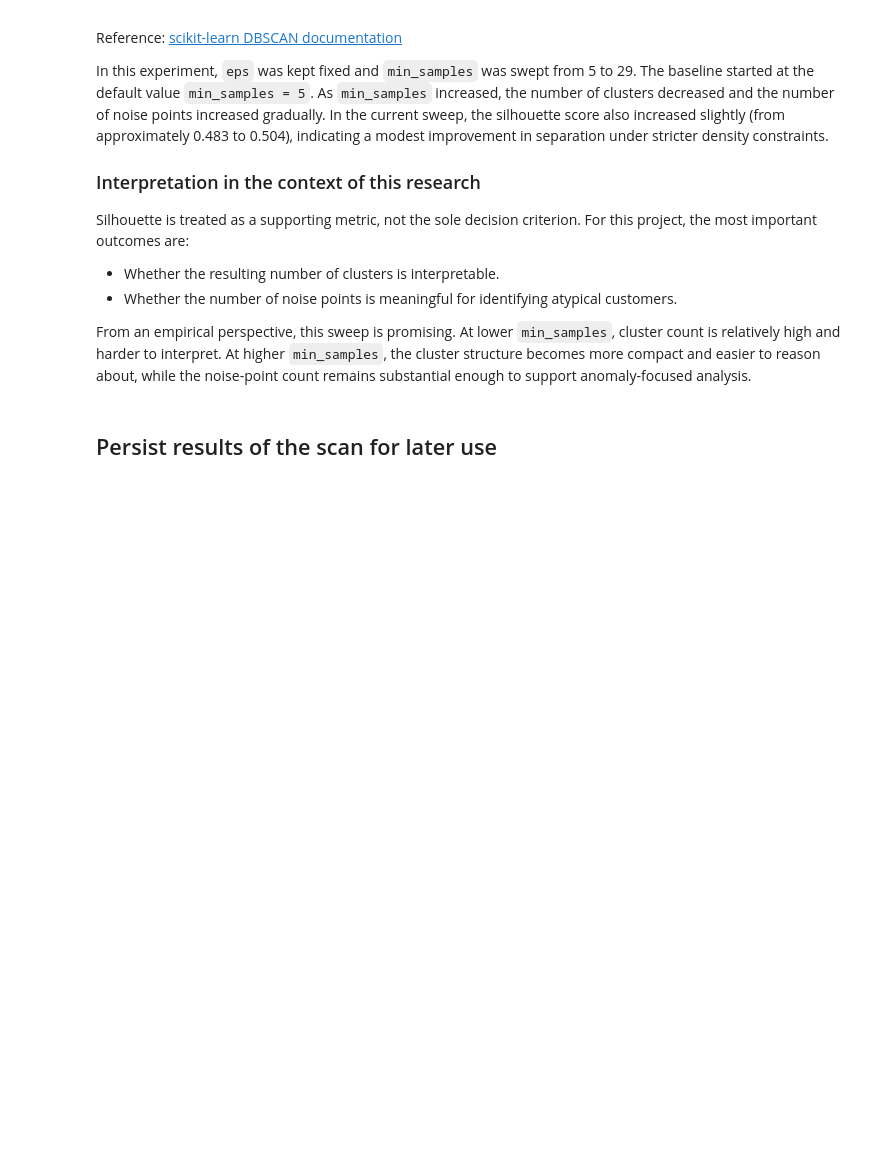
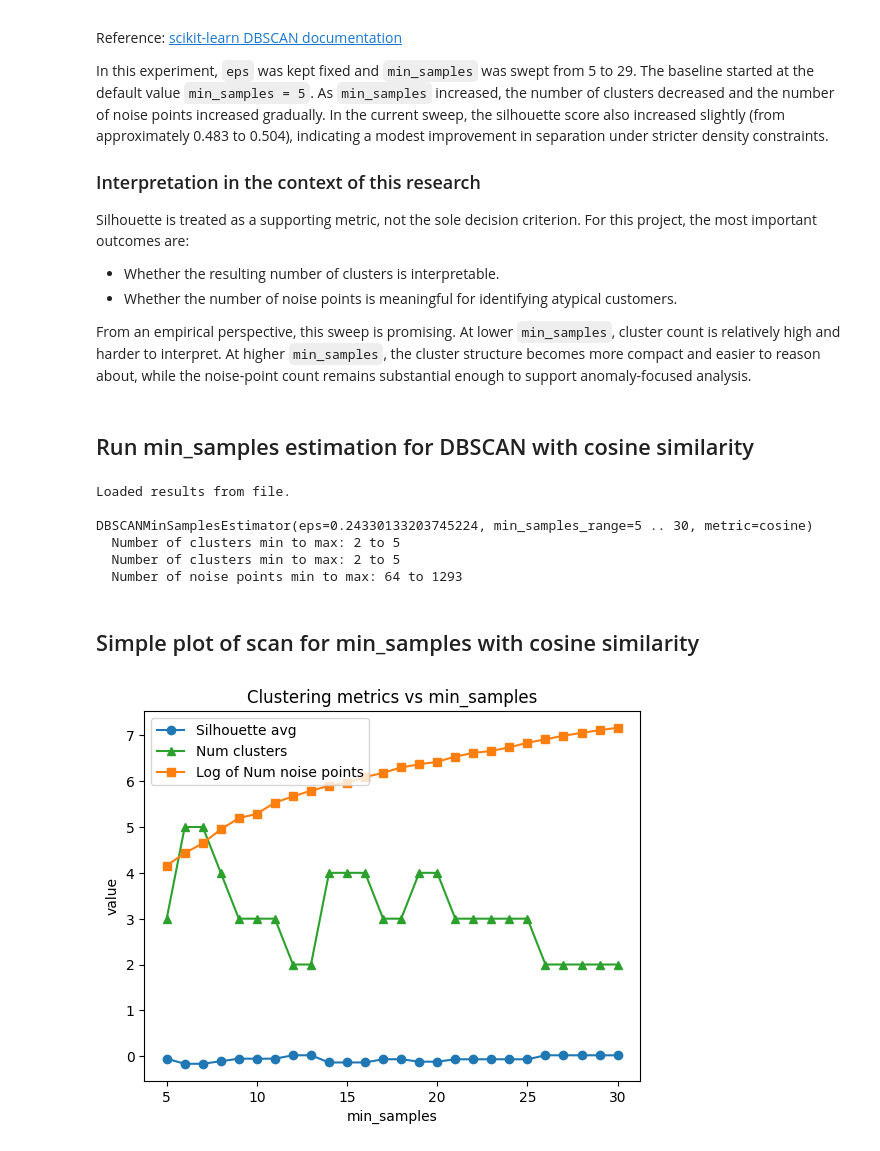
Before and after one commit to smnsht/unusual-customer-purchasing, a Jupyter notebook: notebooks/04_CustomerSegmentation.ipynb, the cells around one changed output. Saved outputs shown, nothing was run; the diff lists cells and outputs as text; code cells hidden in the pictures; blank space fills up the shorter version.

Commit message:
complete scan for min_samples for DBSCAN with cosine similarity

```diff
--- a/notebooks/04_CustomerSegmentation.ipynb
+++ b/notebooks/04_CustomerSegmentation.ipynb
@@ -434,5 +415,3 @@ Silhouette is treated as a supporting metric, not the sole decision criterion. F
 - Whether the number of noise points is meaningful for identifying atypical customers.
 
 From an empirical perspective, this sweep is promising. At lower `min_samples`, cluster count is relatively high and harder to interpret. At higher `min_samples`, the cluster structure becomes more compact and easier to reason about, while the noise-point count remains substantial enough to support anomaly-focused analysis.
-# %% [markdown]
-## Persist results of the scan for later use
@@ -453,0 +418,46 @@ np.savez(file_path, **results)
+# %% [markdown]
+## Run min_samples estimation for DBSCAN with cosine similarity
+# %%
+estimator_cosine = DBSCANMinSamplesEstimator(
+    eps=eps_cosine,
+    min_samples_range=list(range(5, 31)),
+    metric="cosine",
+    verbose=False
+)
+
+if estimator_cosine.load_results(project_root):
+    print("Loaded results from file.\n")
+else:
+    print("Estimating min_samples for DBSCAN with cosine metric...")
+    estimator_cosine.estimate(X_normalized)
+    # persist results of the scan for later use
+    estimator_cosine.save_results(project_root)
+
+print(estimator_cosine)
+# %% [output]
+Loaded results from file.
+
+DBSCANMinSamplesEstimator(eps=0.24330133203745224, min_samples_range=5 .. 30, metric=cosine)
+  Number of clusters min to max: 2 to 5
+  Number of clusters min to max: 2 to 5
+  Number of noise points min to max: 64 to 1293
+# %% [markdown]
+## Simple plot of scan for min_samples with cosine similarity
+# %%
+min_samples  = np.array(estimator_cosine.min_samples_, dtype=int)
+silhouette   = np.array(estimator_cosine.silhouette_avg_, dtype=float)
+num_clusters = np.array(estimator_cosine.num_clusters_, dtype=float)
+num_noise    = np.log(estimator_cosine.num_noise_points_)
+
+plt.figure()
+plt.plot(min_samples, silhouette, label="Silhouette avg", **PLOT_STYLES['silhouette'])
+plt.plot(min_samples, num_clusters, label="Num clusters", **PLOT_STYLES['clusters'])
+plt.plot(min_samples, num_noise,    label="Log of Num noise points", **PLOT_STYLES['noise'])
+
+plt.xlabel("min_samples")
+plt.ylabel("value")
+plt.title("Clustering metrics vs min_samples")
+plt.legend()
+plt.show()
+# %% [output]
+[figure, added]
```
Also changed, not shown: parts of 11 cells of this notebook, 1 other file.
